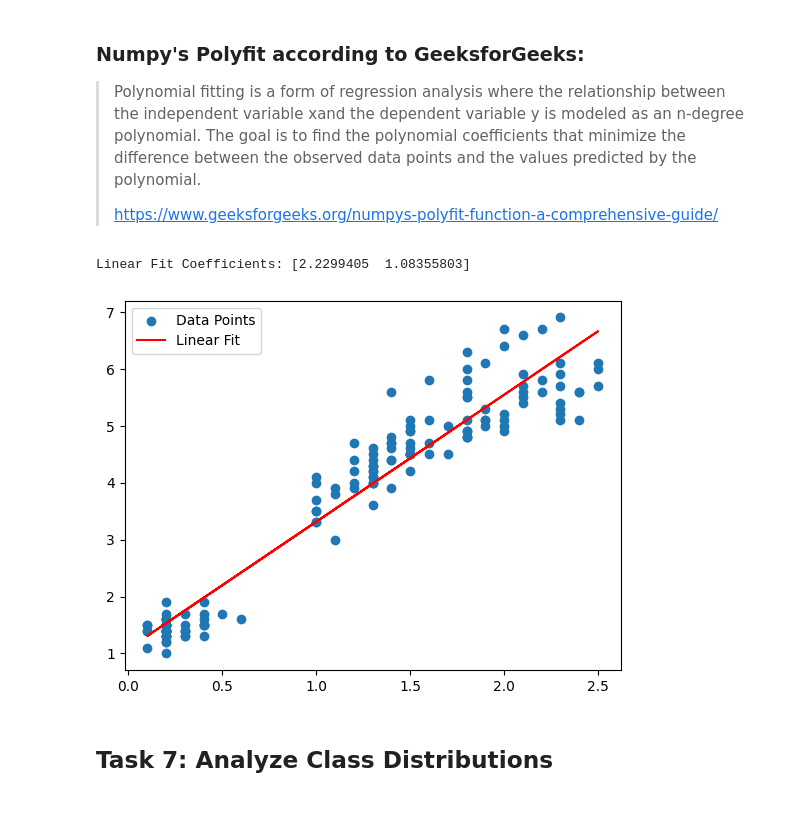
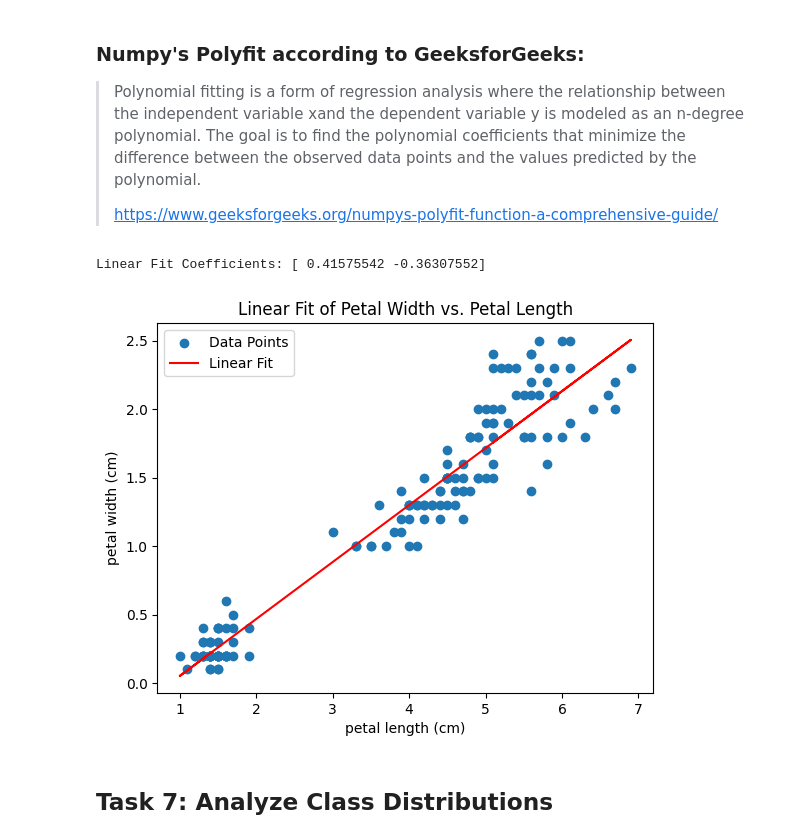
Before and after one commit to EmmaChubbCode/principles_of_da, a Jupyter notebook: tasks.ipynb, the cells around one changed output. Cells and saved outputs as stored; diff of their text form; code cells hidden in the pictures; blank space fills up the shorter version.

Commit message:
fixing linear fit

```diff
--- a/tasks.ipynb
+++ b/tasks.ipynb
@@ -291,24 +297,29 @@ plt.show()
 > https://www.geeksforgeeks.org/numpys-polyfit-function-a-comprehensive-guide/
 # %%
 # just testing out how to plot - using g4g code to see how to do this with iris, will come back later and tailor it more to what i personally want to explore.
-x = petal_w
-y = petal_l
+x = petal_l
+y = petal_w
 
 # Perform linear fit
 coefficients = np.polyfit(x, y, 1)
 print("Linear Fit Coefficients:", coefficients)
 
 # Create polynomial function
 p = np.poly1d(coefficients)
 
 #plot this on a scatter plot, add labels of the data points, then plot the linear fit line.
 plt.scatter(x, y, label='Data Points')
 plt.plot(x, p(x), label='Linear Fit', color='red')
+# create some labels for the axes
+plt.xlabel('petal length (cm)')
+plt.ylabel('petal width (cm)')
+plt.title('Linear Fit of Petal Width vs. Petal Length')
+
 plt.legend()
 plt.show()
 # %% [output]
-Linear Fit Coefficients: [2.2299405  1.08355803]
+Linear Fit Coefficients: [ 0.41575542 -0.36307552]
-[figure, old version]
+[figure, new version]
 # %% [markdown]
 ## Task 7: Analyze Class Distributions
 # %% [markdown]
```
Also changed, not shown: parts of 6 cells of this notebook.
